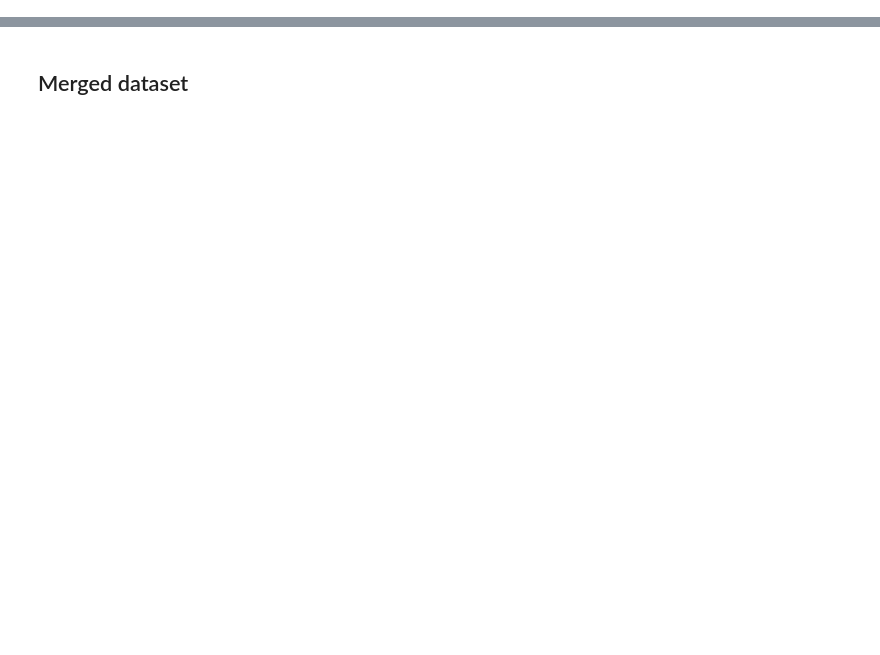
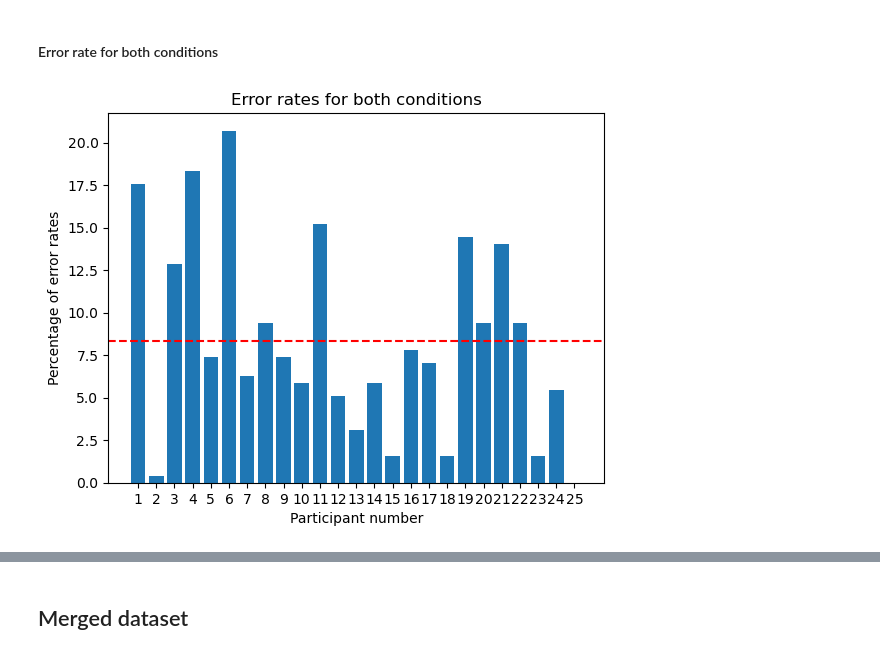
Before and after one commit to lttsophie/foraging_circle, a Jupyter notebook: Preprocessing.ipynb, the cells around one changed output, grey strips where cells are left out. Drawn from its saved outputs; the diff is of its cells as text; code cells hidden in the pictures; blank space fills up the shorter version.

```diff
--- a/Preprocessing.ipynb
+++ b/Preprocessing.ipynb
@@ -101,0 +101,16 @@ error_rates
+# %% [markdown]
+#### Error rate for both conditions
+# %%
+# Error rates plot showing precentage of error rates of each participant for both conditions
+names = list(error_rates.keys())
+values = list(error_rates.values())
+
+#tick_label does the some work as plt.xticks()
+error_plot = plt.bar(range(len(error_rates)),values,tick_label=names)
+error_plot = plt.axhline(y=np.nanmean(values), color = 'red', linestyle ="--")
+error_plot = plt.xlabel("Participant number")
+error_plot = plt.ylabel("Percentage of error rates")
+error_plot = plt.title("Error rates for both conditions")
+plt.savefig('error_rates_both.png', dpi=1500, format='png')
+# %% [output]
+[figure, added]
```
Also changed, not shown: parts of 66 cells of this notebook.
